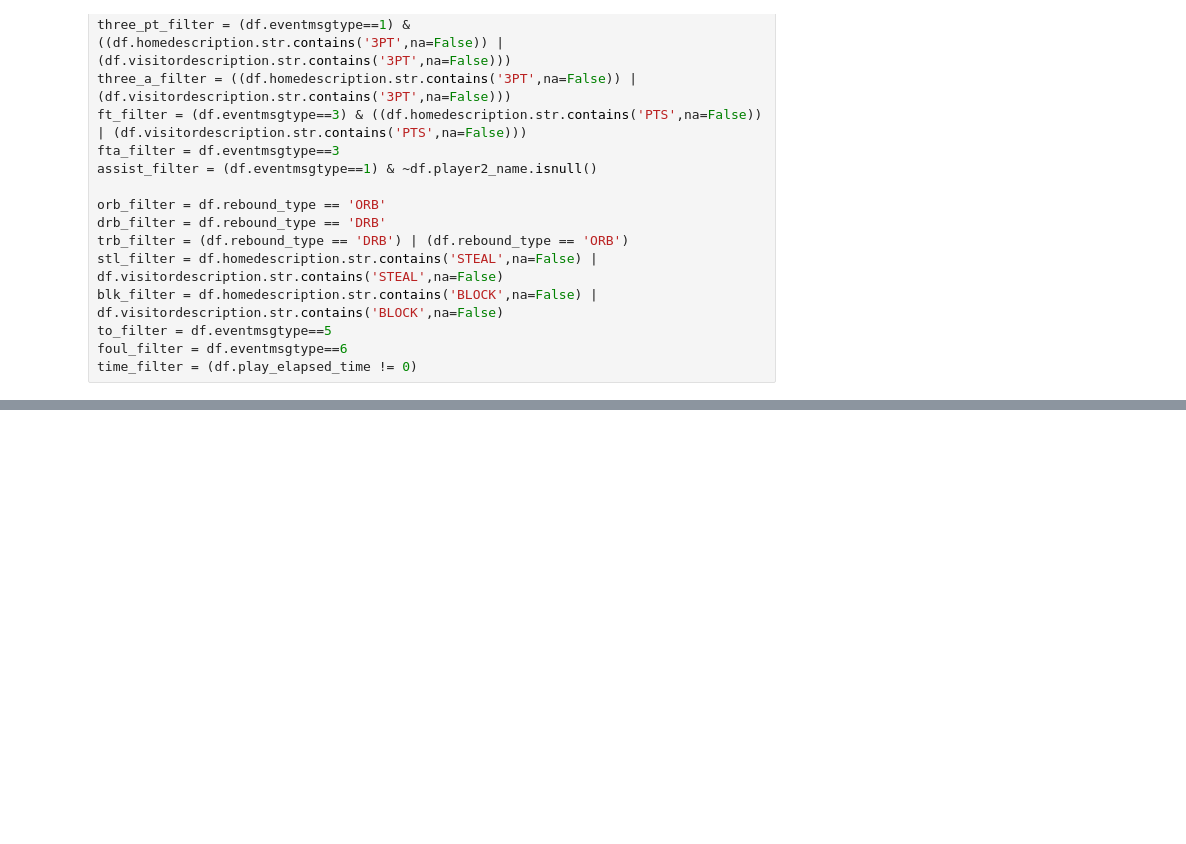
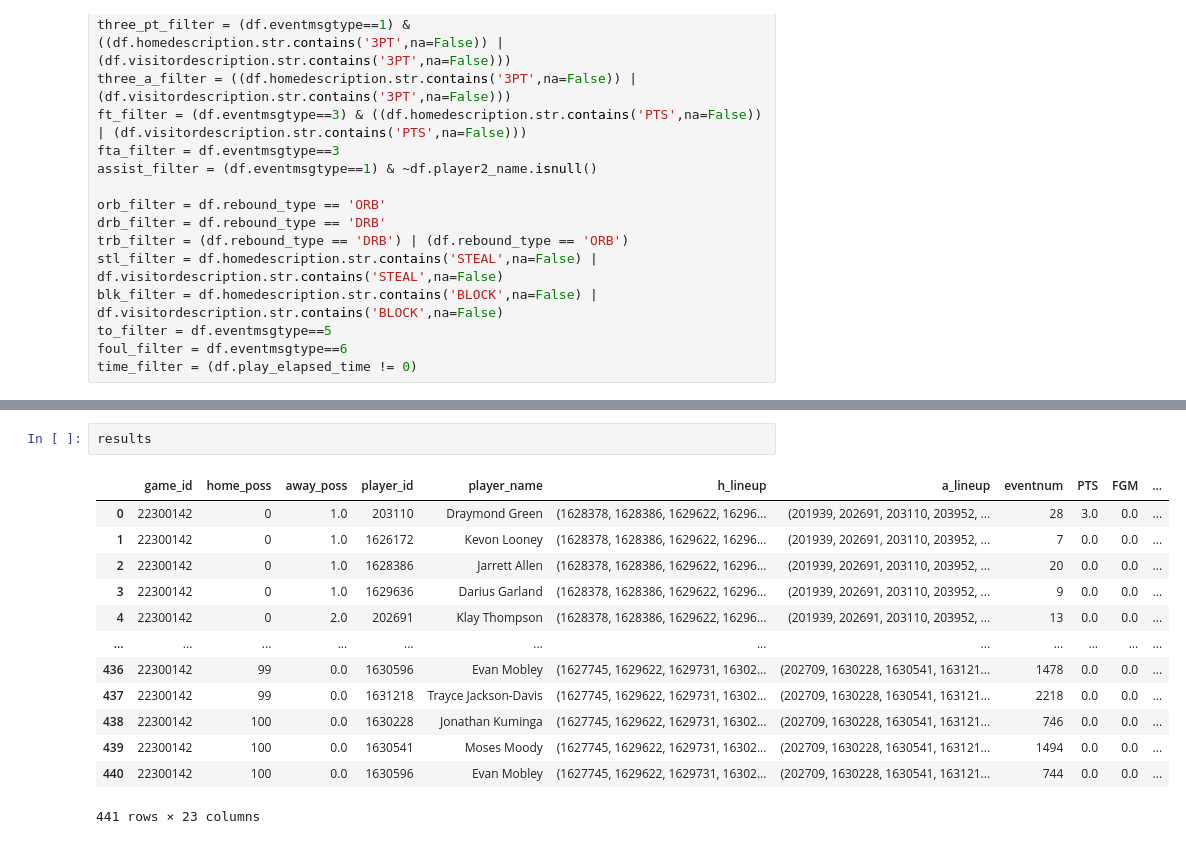
Before and after one commit to madram1423/NBA_betting_model, a Jupyter notebook: pbp/lineup_attr.ipynb, the cells around one changed output, grey strips where cells are left out. Cells and saved outputs as stored; diff of their text form; blank space fills up the shorter version.

```diff
--- a/pbp/lineup_attr.ipynb
+++ b/pbp/lineup_attr.ipynb
@@ -319,0 +262,16 @@ pivoted_game.loc[pivoted_game.player_id == '201939']
+# %%
+results
+# %% [output]
+|  | game_id | home_poss | away_poss | player_id | player_name | h_lineup | a_lineup | eventnum | PTS | FGM | ... |
+| 0 | 22300142 | 0 | 1.0 | 203110 | Draymond Green | (1628378, 1628386, 1629622, 16296... | (201939, 202691, 203110, 203952, ... | 28 | 3.0 | 0.0 | ... |
+| 1 | 22300142 | 0 | 1.0 | 1626172 | Kevon Looney | (1628378, 1628386, 1629622, 16296... | (201939, 202691, 203110, 203952, ... | 7 | 0.0 | 0.0 | ... |
+| 2 | 22300142 | 0 | 1.0 | 1628386 | Jarrett Allen | (1628378, 1628386, 1629622, 16296... | (201939, 202691, 203110, 203952, ... | 20 | 0.0 | 0.0 | ... |
+| 3 | 22300142 | 0 | 1.0 | 1629636 | Darius Garland | (1628378, 1628386, 1629622, 16296... | (201939, 202691, 203110, 203952, ... | 9 | 0.0 | 0.0 | ... |
+| 4 | 22300142 | 0 | 2.0 | 202691 | Klay Thompson | (1628378, 1628386, 1629622, 16296... | (201939, 202691, 203110, 203952, ... | 13 | 0.0 | 0.0 | ... |
+| ... | ... | ... | ... | ... | ... | ... | ... | ... | ... | ... | ... |
+| 436 | 22300142 | 99 | 0.0 | 1630596 | Evan Mobley | (1627745, 1629622, 1629731, 16302... | (202709, 1630228, 1630541, 163121... | 1478 | 0.0 | 0.0 | ... |
+| 437 | 22300142 | 99 | 0.0 | 1631218 | Trayce Jackson-Davis | (1627745, 1629622, 1629731, 16302... | (202709, 1630228, 1630541, 163121... | 2218 | 0.0 | 0.0 | ... |
+| 438 | 22300142 | 100 | 0.0 | 1630228 | Jonathan Kuminga | (1627745, 1629622, 1629731, 16302... | (202709, 1630228, 1630541, 163121... | 746 | 0.0 | 0.0 | ... |
+| 439 | 22300142 | 100 | 0.0 | 1630541 | Moses Moody | (1627745, 1629622, 1629731, 16302... | (202709, 1630228, 1630541, 163121... | 1494 | 0.0 | 0.0 | ... |
+| 440 | 22300142 | 100 | 0.0 | 1630596 | Evan Mobley | (1627745, 1629622, 1629731, 16302... | (202709, 1630228, 1630541, 163121... | 744 | 0.0 | 0.0 | ... |
+441 rows × 23 columns
```
Also changed, not shown: parts of 20 cells of this notebook, 10 other files.
